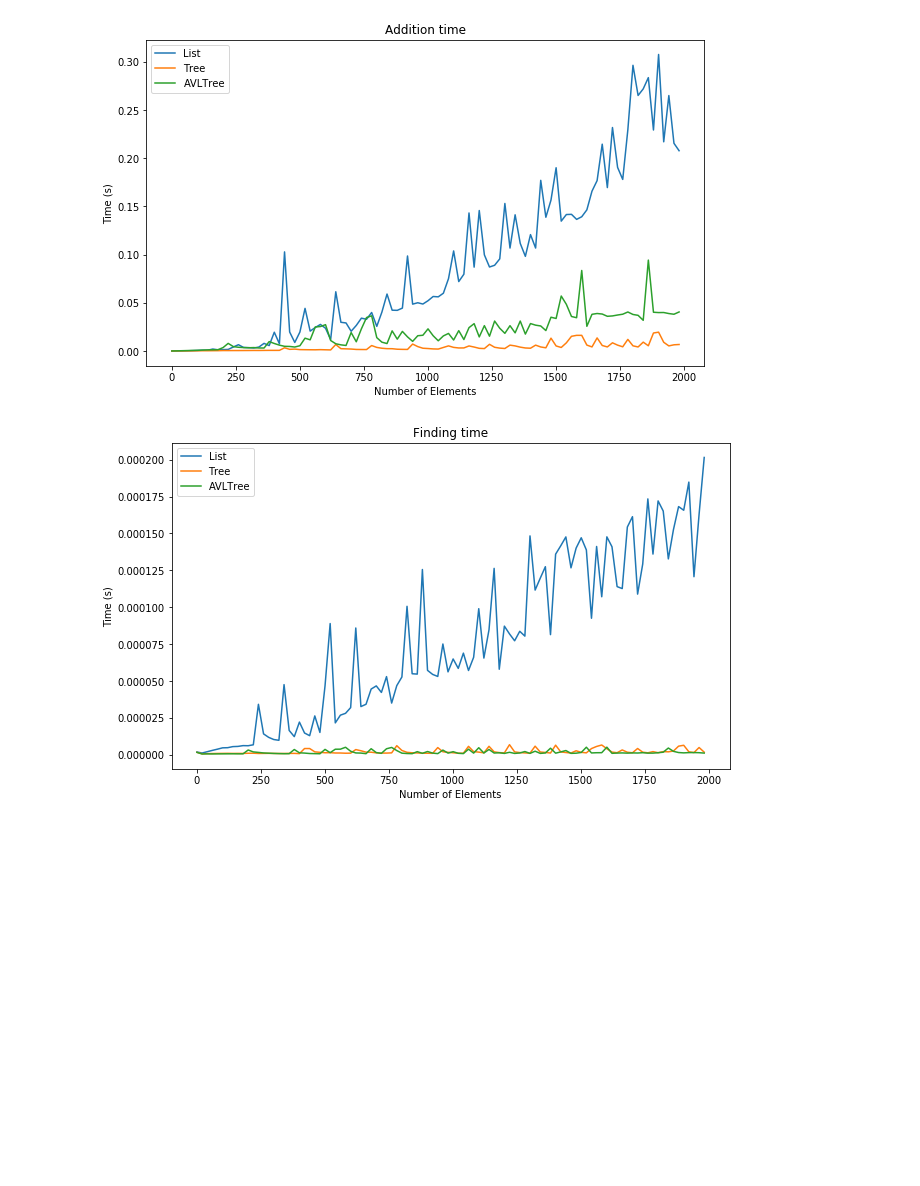
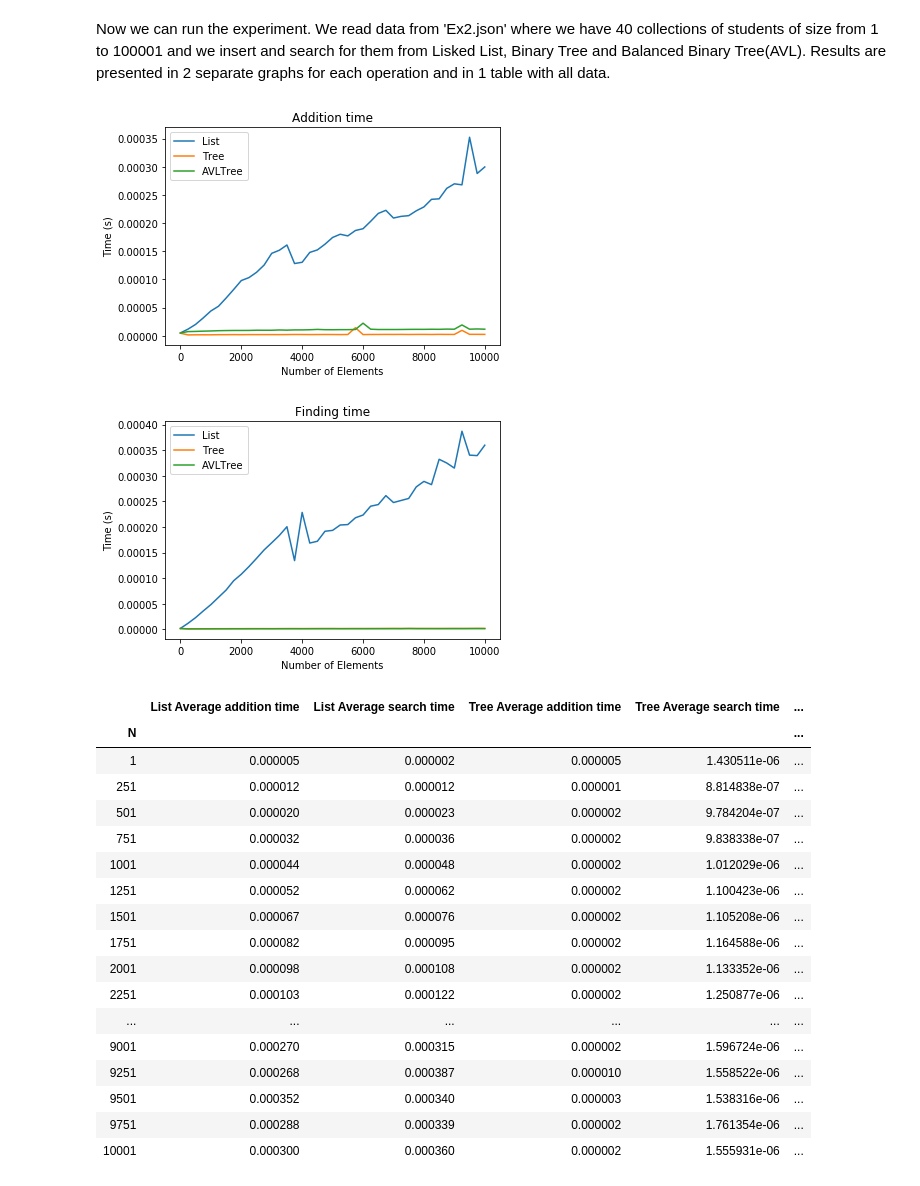
Before and after one commit to trebacz626/ai-projects-uni, a Jupyter notebook: Algorithms and Data Structures/lists&binarytrees/file.ipynb, the cells around one changed output. Cells and saved outputs as stored; diff of their text form; code cells hidden in the pictures; blank space fills up the shorter version.

```diff
--- a/Algorithms and Data Structures/lists&binarytrees/file.ipynb
+++ b/Algorithms and Data Structures/lists&binarytrees/file.ipynb
@@ -232,4 +287,5 @@ def perform_test(stores,X,Y,labels):
 # %%
-X,Y = prepare_test_dataset(40002,2000)
+with open('Ex1.json', 'r') as file:
+    X,Y = json.load(file)
 perform_test([SortedList(), Tree()],X,Y,["List","Tree"])
 # %% [output]
@@ -370,6 +443,51 @@ def perform_test_2(stores,X,Y,labels):
+# %%
+def perform_test_single_store_2(store,X,Y):
+    adds,gets=[],[]
+    for y in Y:
+        add,get = measure_time_2(y,store)
+        adds.append(add)
+        gets.append(get)
+    return adds,gets
+
+def perform_test_2(stores,X,Y,labels):
+    adds,gets =[],[]
+    for store in stores:
+        add,get = perform_test_single_store_2(store,X,Y)
+        adds.append(add)
+        gets.append(get)
+    plot_plot(X,adds,labels,"Addition time")
+    plot_plot(X,gets,labels,"Finding time")
+    data = {'N':X}
+    for i in range(len(stores)):
+        data[labels[i] + ' Average addition time'] = adds[i]
+        data[labels[i] + ' Average search time'] = gets[i]
+    df = pd.DataFrame(data)
+    df.set_index('N',inplace=True)
+    display(df)
+# %% [markdown]
+Now we can run the experiment. We read data from 'Ex2.json' where we have 40 collections of students of size from 1 to 100001 and we insert and search for them from Lisked List, Binary Tree and Balanced Binary Tree(AVL). Results are presented in 2 separate graphs for each operation and in 1 table with all data.
 # %%
-X,Y = prepare_test_dataset(2002,100)
+with open('Ex2.json', 'r') as file:
+    X,Y = json.load(file)
 perform_test_2([SortedList, Tree, AVLTree],X,Y,["List","Tree", "AVLTree"])
 # %% [output]
-[figure, old version]
+[figure, new version]
-[figure, old version]
+[figure, new version]
+|  | List Average addition time | List Average search time | Tree Average addition time | Tree Average search time | ... |
+| N |  |  |  |  | ... |
+| 1 | 0.000005 | 0.000002 | 0.000005 | 1.430511e-06 | ... |
+| 251 | 0.000012 | 0.000012 | 0.000001 | 8.814838e-07 | ... |
+| 501 | 0.000020 | 0.000023 | 0.000002 | 9.784204e-07 | ... |
+| 751 | 0.000032 | 0.000036 | 0.000002 | 9.838338e-07 | ... |
+| 1001 | 0.000044 | 0.000048 | 0.000002 | 1.012029e-06 | ... |
+| 1251 | 0.000052 | 0.000062 | 0.000002 | 1.100423e-06 | ... |
+| 1501 | 0.000067 | 0.000076 | 0.000002 | 1.105208e-06 | ... |
+| 1751 | 0.000082 | 0.000095 | 0.000002 | 1.164588e-06 | ... |
+| 2001 | 0.000098 | 0.000108 | 0.000002 | 1.133352e-06 | ... |
+| 2251 | 0.000103 | 0.000122 | 0.000002 | 1.250877e-06 | ... |
+| ... | ... | ... | ... | ... | ... |
+| 9001 | 0.000270 | 0.000315 | 0.000002 | 1.596724e-06 | ... |
+| 9251 | 0.000268 | 0.000387 | 0.000010 | 1.558522e-06 | ... |
+| 9501 | 0.000352 | 0.000340 | 0.000003 | 1.538316e-06 | ... |
+| 9751 | 0.000288 | 0.000339 | 0.000002 | 1.761354e-06 | ... |
+| 10001 | 0.000300 | 0.000360 | 0.000002 | 1.555931e-06 | ... |
```
Also changed, not shown: parts of 31 cells of this notebook, 5 other files.
